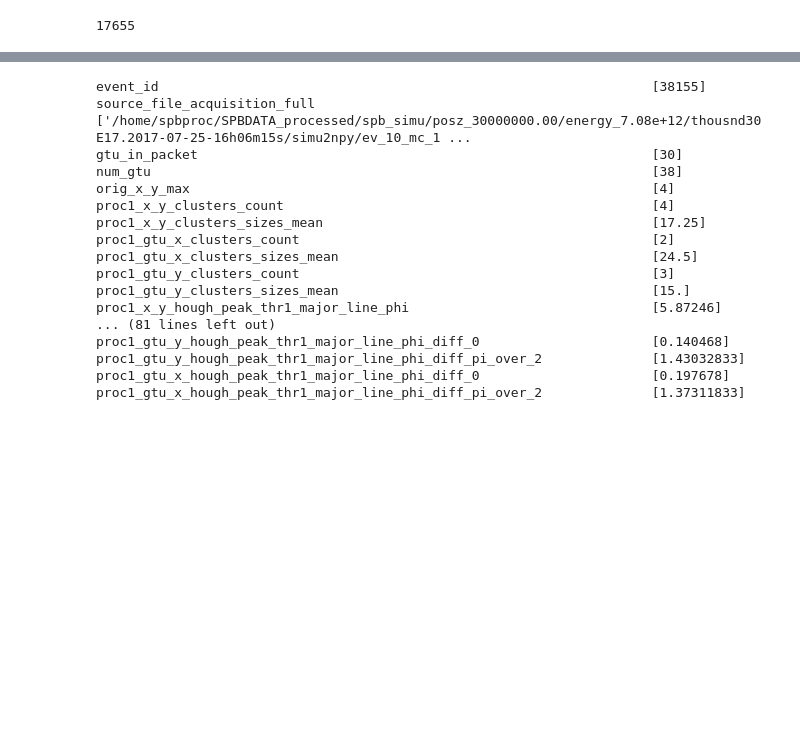
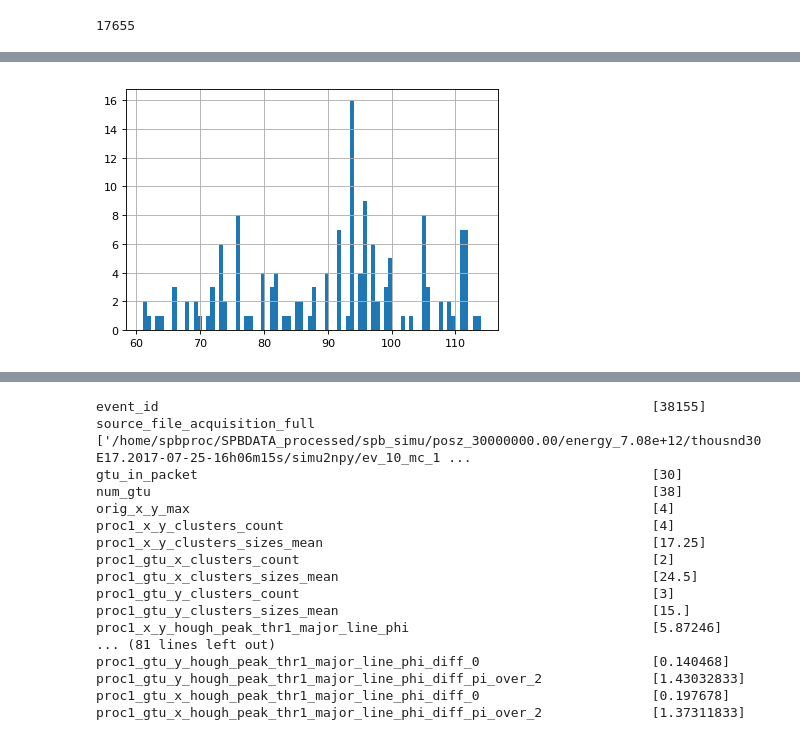
Before and after one commit to vrabelmichal/euso-patt-reco-notebooks, a Jupyter notebook: notebooks/ver3_simu_signal_test_selection2.ipynb, the cells around one changed output, grey strips where cells are left out. Drawn from its saved outputs; the diff is of its cells as text; code cells hidden in the pictures; blank space fills up the shorter version.

```diff
--- a/notebooks/ver3_simu_signal_test_selection2.ipynb
+++ b/notebooks/ver3_simu_signal_test_selection2.ipynb
@@ -445,3 +416,8 @@ len(limited_max_peak_df)        17655
+# %%
+data_to_vis_df['proc1_x_y_hough_peak_thr1_line_clusters_max_sum_clu_height'].hist(bins=80)
+plt.show()
+# %% [output]
+[figure, added]
 # %%
 # data_to_vis_df = limited_max_peak_df.sort_values(by='proc1_x_y_clusters_sizes_max',ascending=False).iloc[20:]
 # for i, v in enumerate(data_to_vis_df['proc1_x_y_clusters_sizes_max'].head(50)):
```
Also changed, not shown: parts of 8 cells of this notebook.
